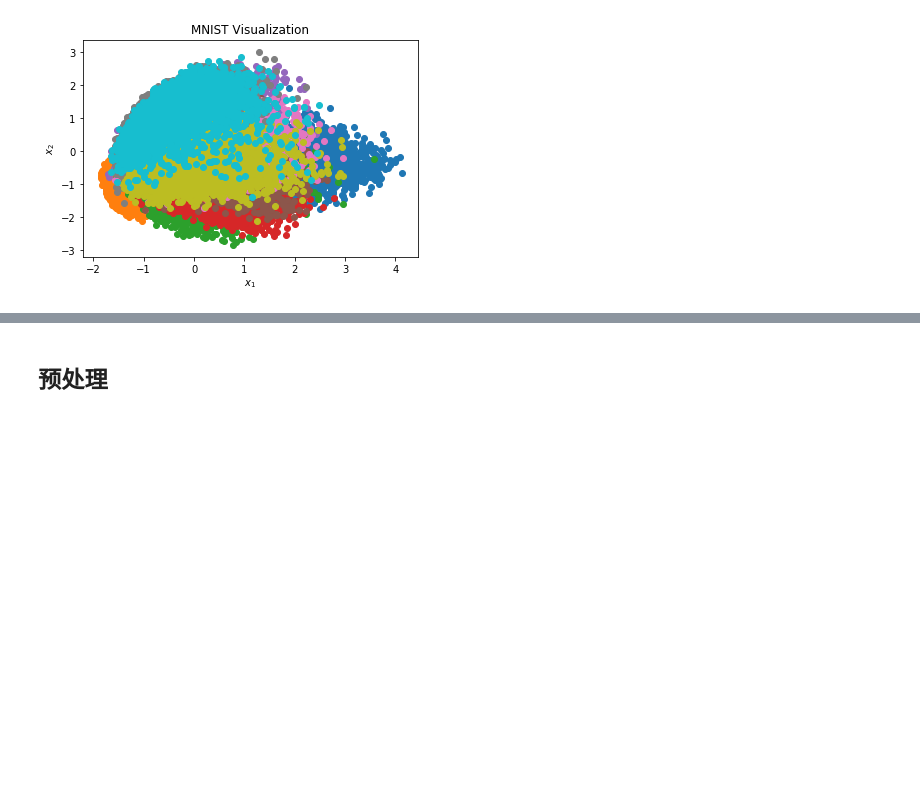
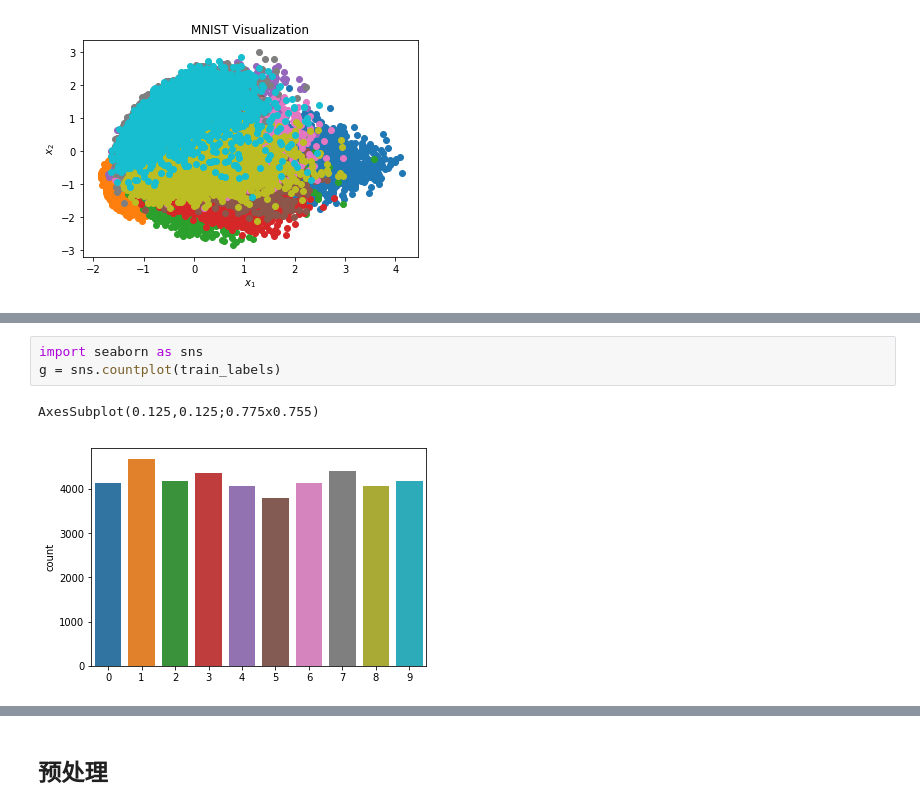
Before and after one commit to sumatrae/kaggle, a Jupyter notebook: src/notebooks/getting-started/digit-recognizer/svm-python3.6.ipynb, the cells around one changed output, grey strips where cells are left out. Drawn from its saved outputs; the diff is of its cells as text; blank space fills up the shorter version.

Commit message:
add Seaborn count labels to digit recognizer SVM model

```diff
--- a/src/notebooks/getting-started/digit-recognizer/svm-python3.6.ipynb
+++ b/src/notebooks/getting-started/digit-recognizer/svm-python3.6.ipynb
@@ -88,0 +142,6 @@ data_visulization(train_data, train_labels)
+# %%
+import seaborn as sns
+g = sns.countplot(train_labels)
+# %% [output]
+AxesSubplot(0.125,0.125;0.775x0.755)
+[figure, added]
```
Also changed, not shown: parts of 3 cells of this notebook, 1 other file.
